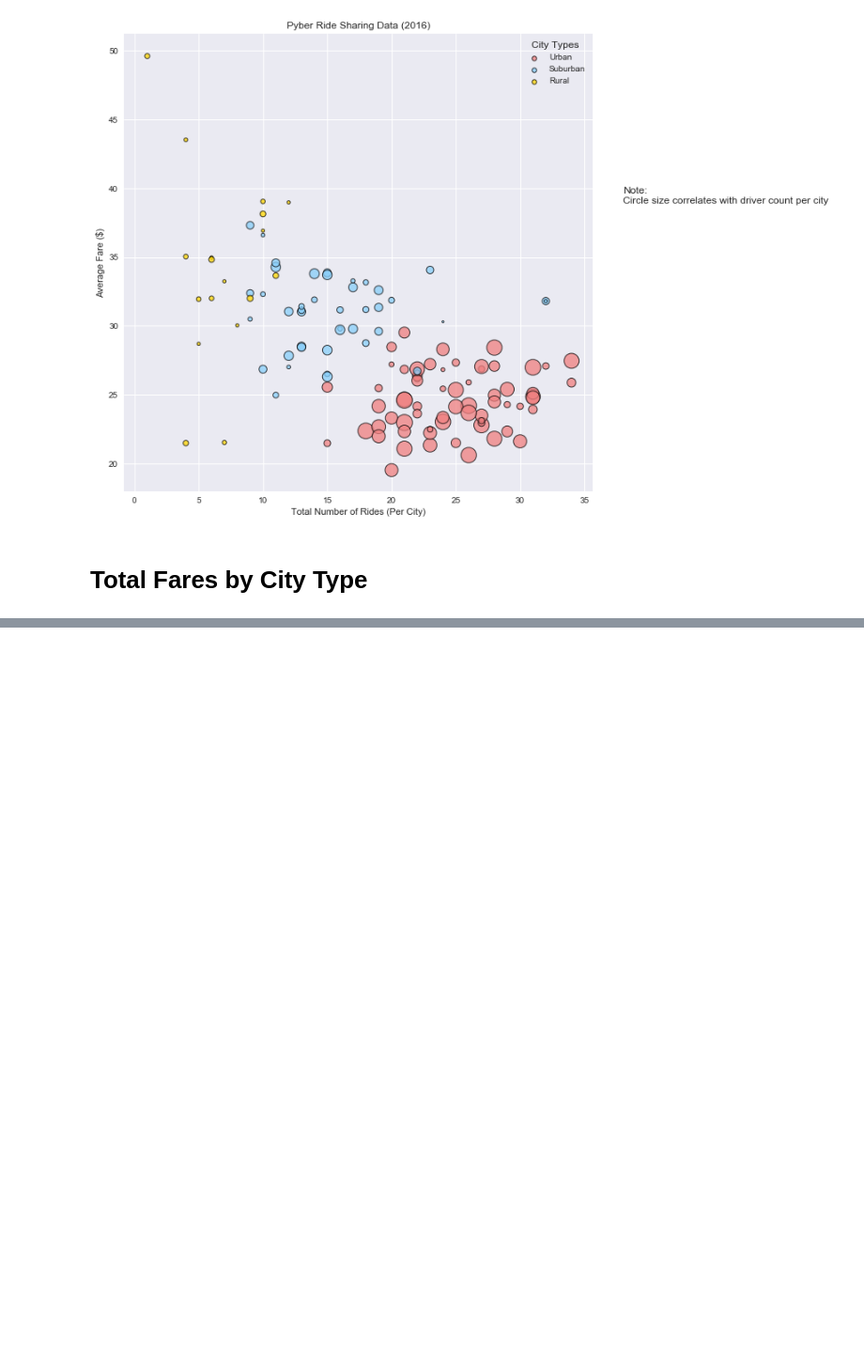
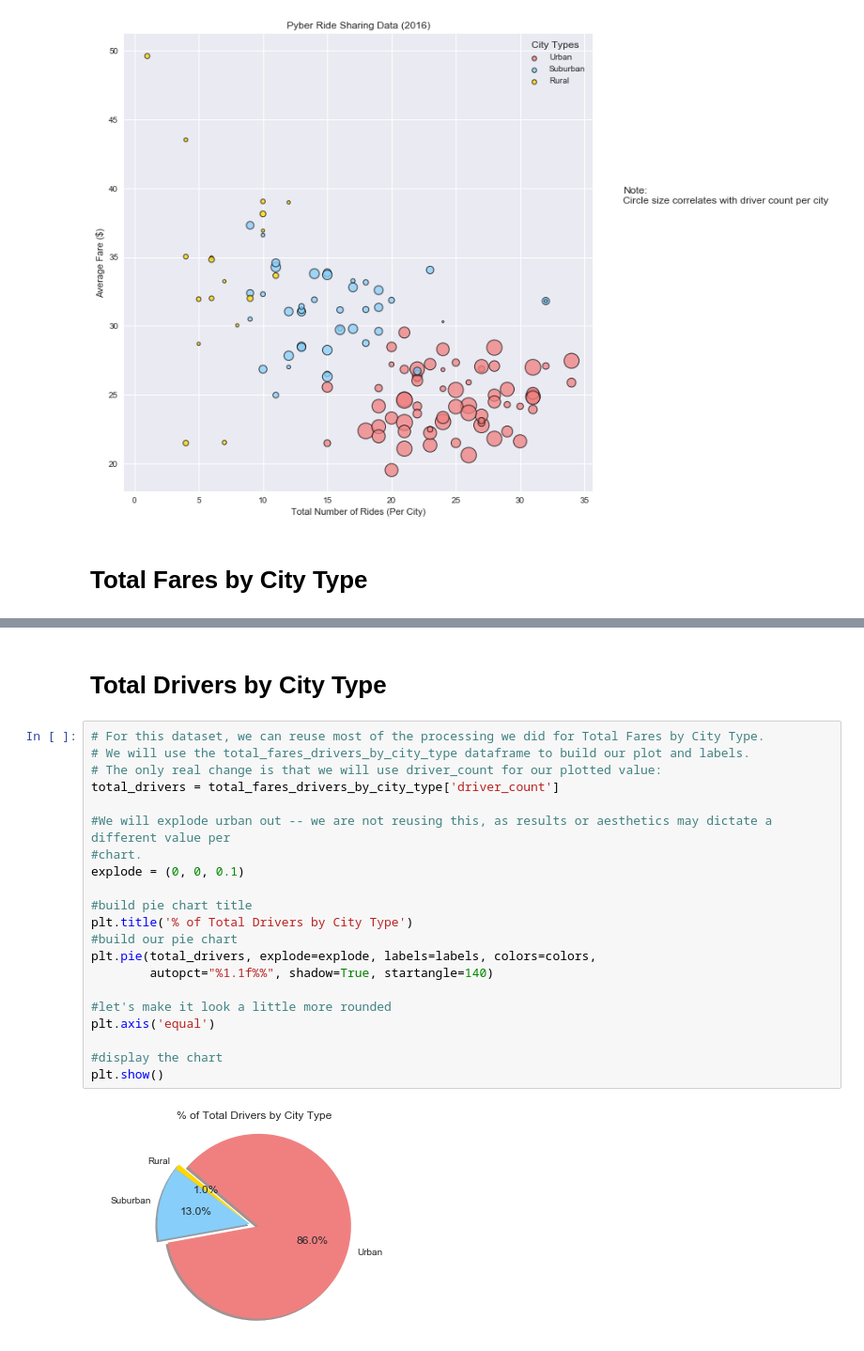
Before and after one commit to penguinistakc/pyber, a Jupyter notebook: Pyber Ride Sharing.ipynb, the cells around one changed output, grey strips where cells are left out. Shown: that part at 94% size. Drawn from its saved outputs; the diff is of its cells as text; blank space fills up the shorter version.

```diff
--- a/Pyber Ride Sharing.ipynb
+++ b/Pyber Ride Sharing.ipynb
@@ -129,0 +186,25 @@ city_fare_driver_data = pd.merge(city_data_df, ride_data_fare, on='city', how='l
+# %% [markdown]
+# Total Drivers by City Type
+# %%
+# For this dataset, we can reuse most of the processing we did for Total Fares by City Type.
+# We will use the total_fares_drivers_by_city_type dataframe to build our plot and labels.
+# The only real change is that we will use driver_count for our plotted value:
+total_drivers = total_fares_drivers_by_city_type['driver_count']
+
+#We will explode urban out -- we are not reusing this, as results or aesthetics may dictate a different value per
+#chart.
+explode = (0, 0, 0.1)
+
+#build pie chart title
+plt.title('% of Total Drivers by City Type')
+#build our pie chart
+plt.pie(total_drivers, explode=explode, labels=labels, colors=colors,
+        autopct="%1.1f%%", shadow=True, startangle=140)
+
+#let's make it look a little more rounded
+plt.axis('equal')
+
+#display the chart
+plt.show()
+# %% [output]
+[figure, added]
```
Also changed, not shown: parts of 9 cells of this notebook, 6 other files.
